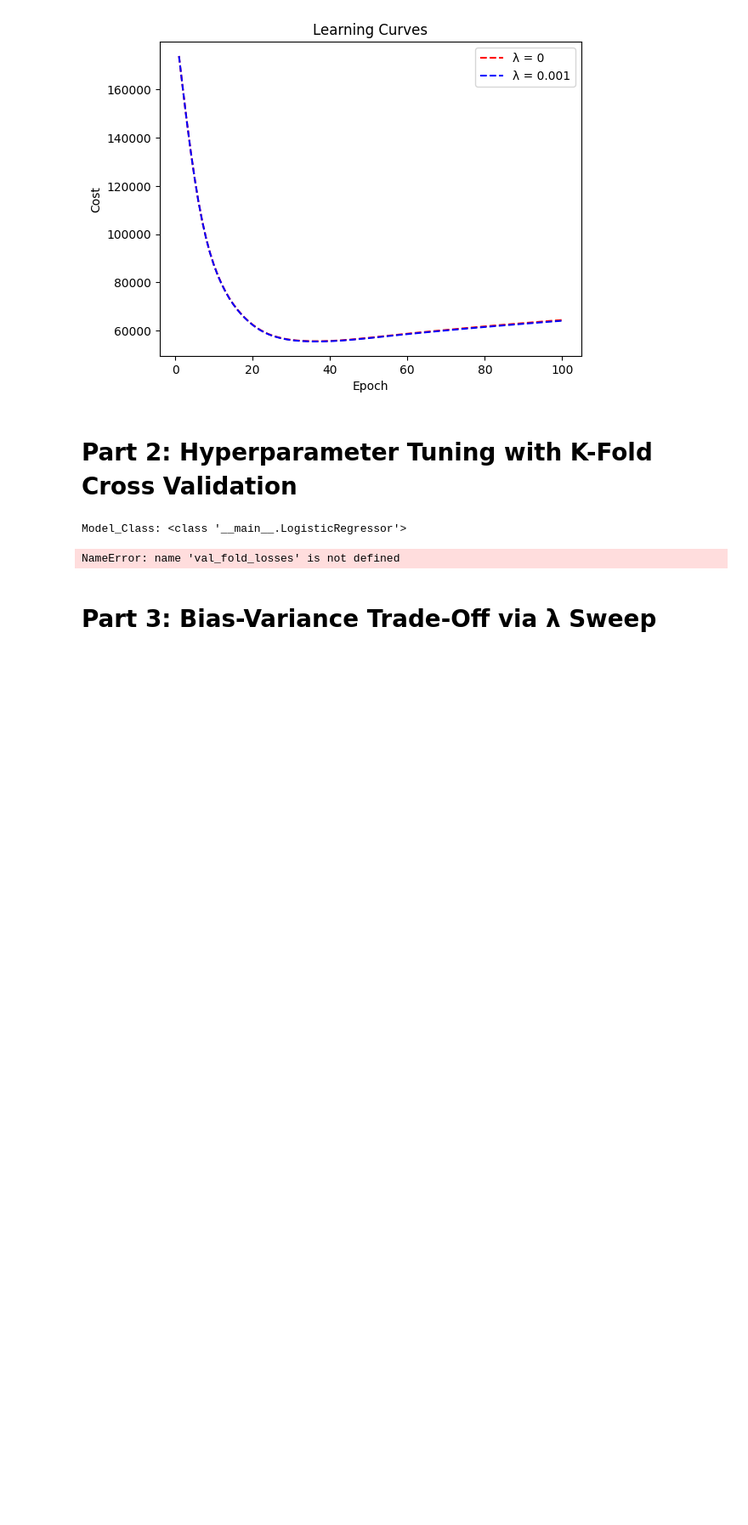
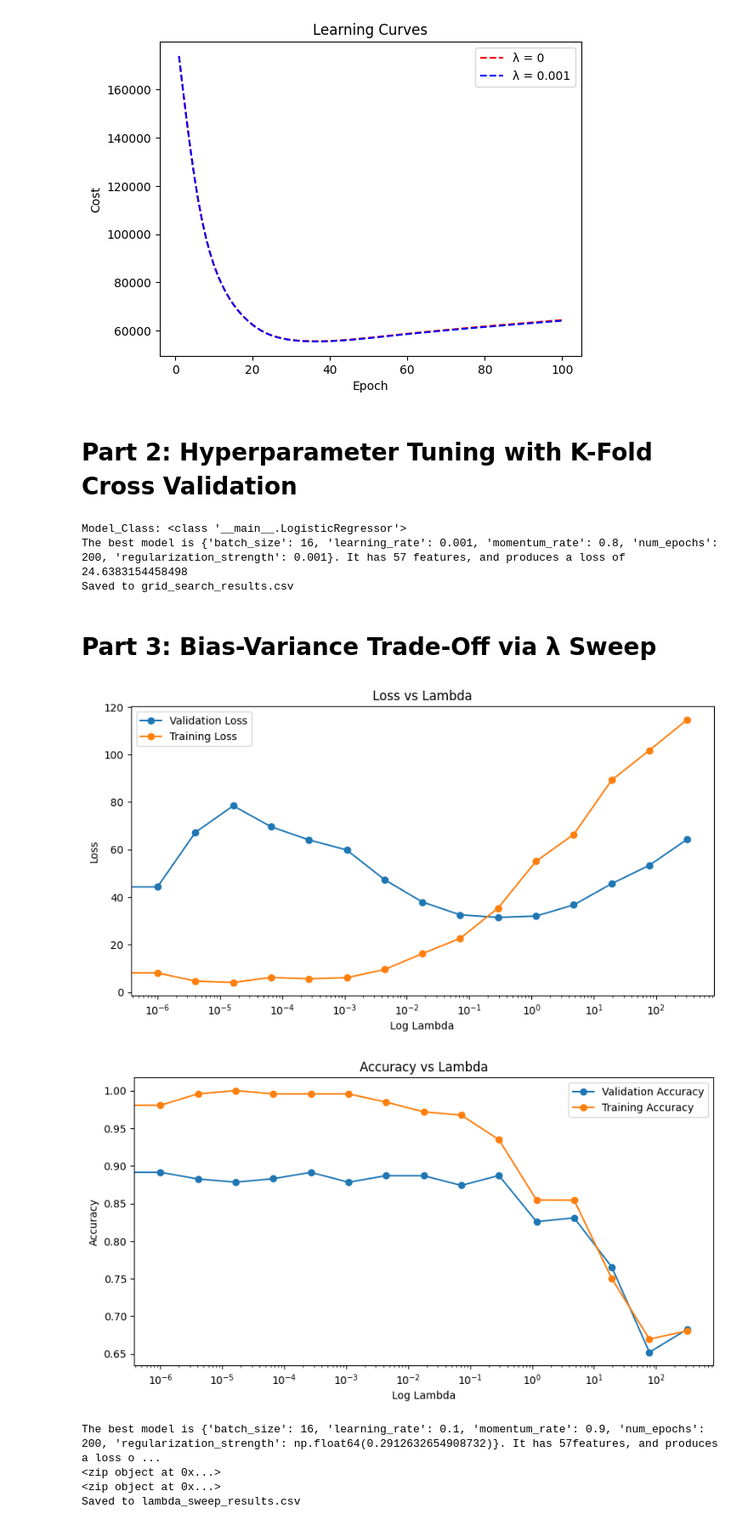
Before and after one commit to johnnyd212/comp551-assignment-2, a Jupyter notebook: analysis 1-2-3-early-stopping.ipynb, the cells around one changed output. Shown at 85% size. Saved outputs shown, nothing was run; the diff lists cells and outputs as text; code cells hidden in the pictures; blank space fills up the shorter version.

```diff
--- a/analysis 1-2-3-early-stopping.ipynb
+++ b/analysis 1-2-3-early-stopping.ipynb
@@ -309,7 +309,7 @@ def knuth_shuffle(x):
         x[i], x[j] = x[j], x[i]
     return x
 
-def k_fold_validation(train_x, train_y, model_class, params, n_folds=5):
+def k_fold_validation(train_x, train_y, model_class, params, n_folds=4):
   '''
   This function performs k-fold validation and returns the average validation loss
   '''
@@ -437,20 +437,39 @@ param_grid = {
 
 
 model_classes = [LogisticRegressor]
-best_model, all_results = model_selection(model_classes, param_grid, X_train, y_train, n_folds = 10)
+best_model, all_results = model_selection(model_classes, param_grid, X_train, y_train, n_folds = 3)
 
 
-print(all_results)
+rows = []
+
+for d_features, val_loss, std, params in all_results:
+    rows.append({
+        "d_features": d_features,
+        "val_loss": val_loss,
+        "std_val_loss": std,
+        "lambda": params["regularization_strength"],
+        "momentum": params["momentum_rate"],
+        "batch_size": params["batch_size"],
+        "learning_rate": params["learning_rate"],
+        "num_epochs": params["num_epochs"]
+    })
+
+df = pd.DataFrame(rows)
+
+df.to_csv("grid_search_results.csv", index=False)
+
+print("Saved to grid_search_results.csv")
 # %% [output]
 Model_Class: <class '__main__.LogisticRegressor'>
+The best model is {'batch_size': 16, 'learning_rate': 0.001, 'momentum_rate': 0.8, 'num_epochs': 200, 'regularization_strength': 0.001}. It has 57 features, and produces a loss of 24.6383154458498
+Saved to grid_search_results.csv
-NameError: name 'val_fold_losses' is not defined
 # %% [markdown]
 # **Part 3: Bias-Variance Trade-Off via λ Sweep**
 # %%
 import numpy as np
 
 # Generate values from 1e-6 to 1 on a log scale
-regularization_strength = np.logspace(-6, 0, num=25)  # 25 values from 1e-6 to 1
+regularization_strength = np.logspace(-6, 2.5, num=15)  # 25 values from 1e-6 to 1e6
 
 # Optionally, include 0 explicitly if your model supports it
 regularization_strength = np.insert(regularization_strength, 0, 0)
@@ -467,7 +486,7 @@ param_grid = {
 }
 
 
-def lambda_sweep (model_classes, param_grid, train_x, train_y, n_folds = 10):
+def lambda_sweep (model_classes, param_grid, train_x, train_y, n_folds = 4):
   '''
   iterates through each combination of hyperparameter
   '''
@@ -547,32 +566,61 @@ def lambda_sweep (model_classes, param_grid, train_x, train_y, n_folds = 10):
   min_loss = val_fold_losses[min_index]
   min_loss_std = std_vals[min_index]
 
   threshold = min_loss + min_loss_std
 
   loss_candidates = np.where(val_fold_losses <= threshold)[0]
 
 
   fold_losses = np.array(val_fold_losses)
   fold_params = np.array(val_fold_params)
   all_d_features = np.array(all_d_features)
 
-  all_candidates = zip(all_d_features, fold_losses, std_val_loss, fold_params)
+  all_candidates = zip(all_d_features, fold_losses, std_vals, fold_params)
 
 
 
   cand_features = all_d_features[loss_candidates]
   cand_losses = fold_losses[loss_candidates]
   cand_params = fold_params[loss_candidates]
 
 
   cands = zip(cand_features, cand_losses, cand_params)
   sorted_cands = sorted(cands, key=lambda x:(x[0], x[1]))
 
   best_model = sorted_cands[0]
   print ("The best model is "+ str(best_model[2]) + ". It has " + (str(best_model[0])) + "features, and produces a loss of " + (str(best_model[1])))
 
   return best_model, all_candidates
 
 
-best_model, all_results = lambda_sweep(model_classes, param_grid, X_train, y_train, n_folds = 10)
+best_model, all_results = lambda_sweep(model_classes, param_grid, X_train, y_train, n_folds = 3)
 print (all_results)
+
+print(all_results)
+
+rows = []
+
+for d_features, val_loss, std, params in all_results:
+    rows.append({
+        "d_features": d_features,
+        "val_loss": val_loss,
+        "std_val_loss": std,
+        "lambda": params["regularization_strength"],
+        "momentum": params["momentum_rate"],
+        "batch_size": params["batch_size"],
+        "learning_rate": params["learning_rate"],
+        "num_epochs": params["num_epochs"]
+    })
+
+df = pd.DataFrame(rows)
+
+df.to_csv("lambda_sweep_results.csv", index=False)
+
+print("Saved to lambda_sweep_results.csv")
+# %% [output]
+[figure, added]
+[figure, added]
+The best model is {'batch_size': 16, 'learning_rate': 0.1, 'momentum_rate': 0.9, 'num_epochs': 200, 'regularization_strength': np.float64(0.2912632654908732)}. It has 57features, and produces a loss o ...
+<zip object at 0x...>
+<zip object at 0x...>
+Saved to lambda_sweep_results.csv
```
Also changed, not shown: parts of 2 cells of this notebook.
